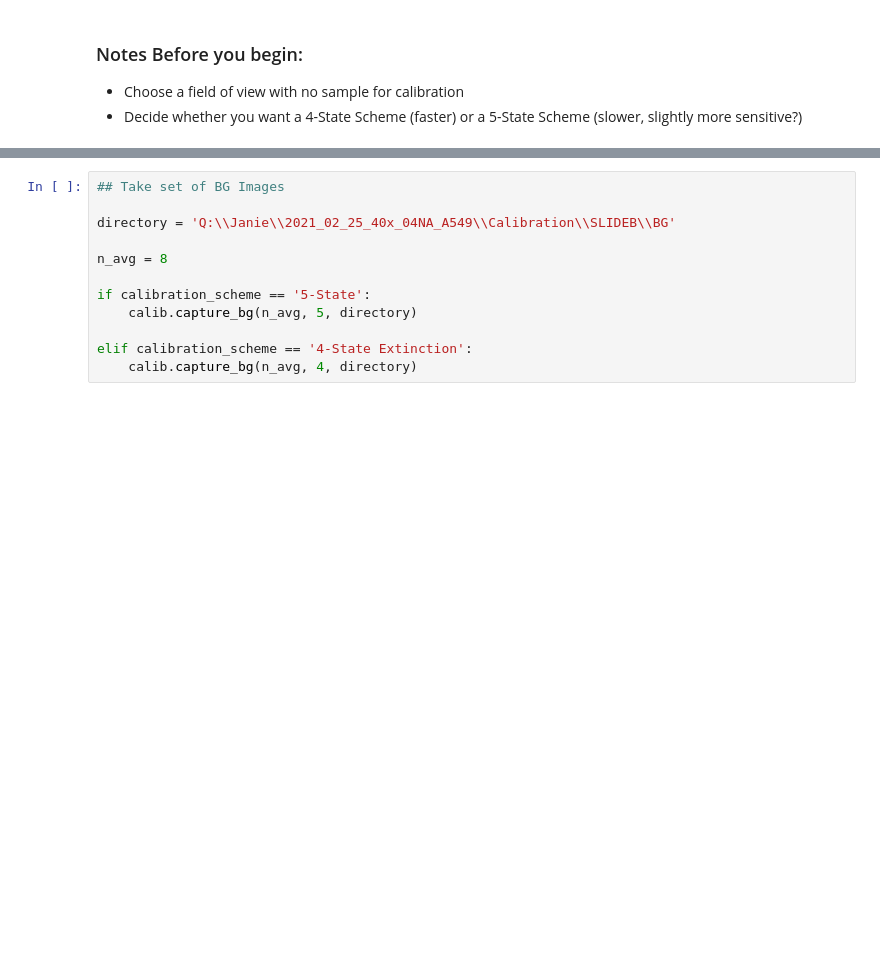
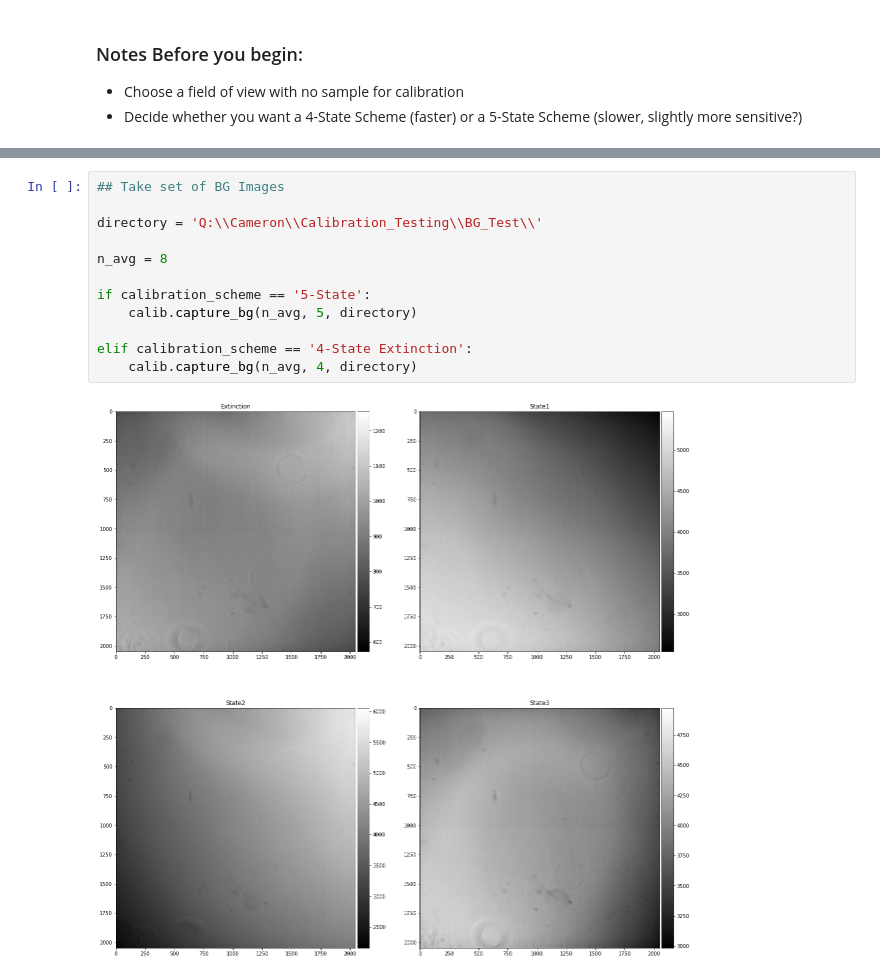
Before and after one commit to mehta-lab/waveorder, a Jupyter notebook: notebooks/QLIPP_Calibration_Notebook.ipynb, the cells around one changed output, grey strips where cells are left out. Saved outputs shown, nothing was run; the diff lists cells and outputs as text; blank space fills up the shorter version.

Commit message:
add plotting for background

```diff
--- a/notebooks/QLIPP_Calibration_Notebook.ipynb
+++ b/notebooks/QLIPP_Calibration_Notebook.ipynb
@@ -114,12 +96,14 @@ Wall time: 3min 51s
 # %%
 ## Take set of BG Images
 
-directory = 'Q:\\Janie\\2021_02_25_40x_04NA_A549\\Calibration\\SLIDEB\\BG'
+directory = 'Q:\\Cameron\\Calibration_Testing\\BG_Test\\'
 
 n_avg = 8
 
 if calibration_scheme == '5-State':
     calib.capture_bg(n_avg, 5, directory)
 
 elif calibration_scheme == '4-State Extinction':
     calib.capture_bg(n_avg, 4, directory)
+# %% [output]
+[figure, added]
```
Also changed, not shown: parts of 1 cell of this notebook, 1 other file.
